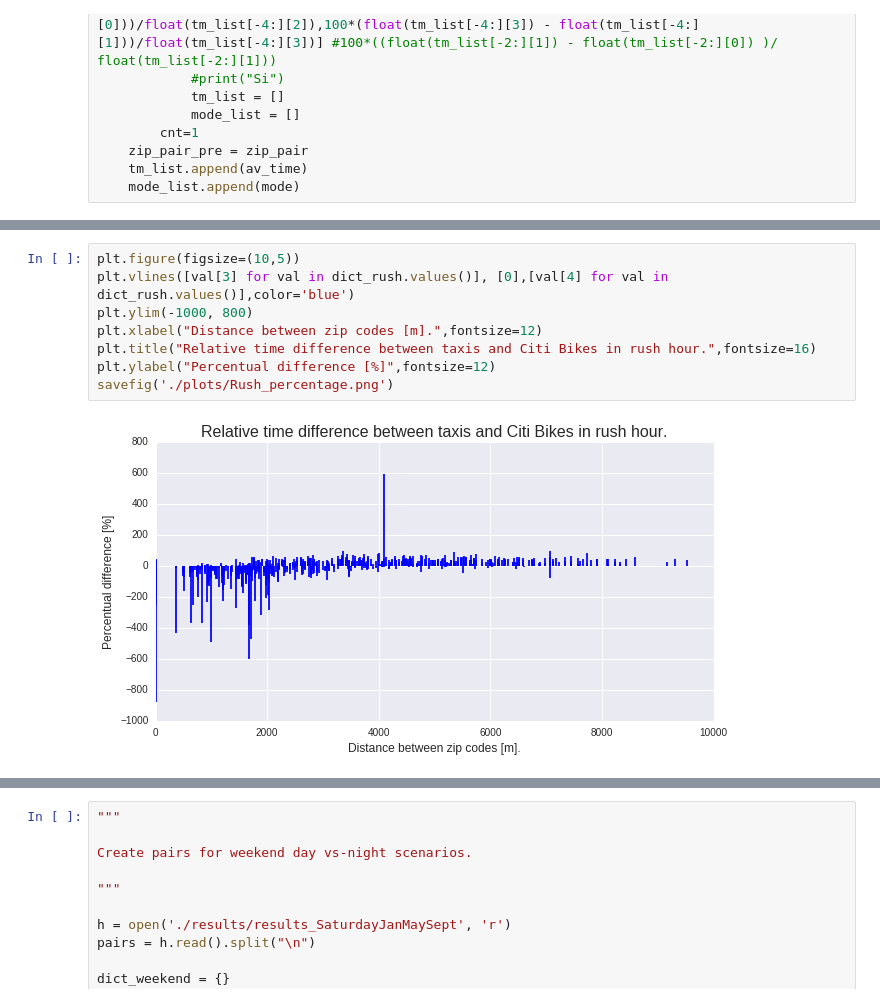
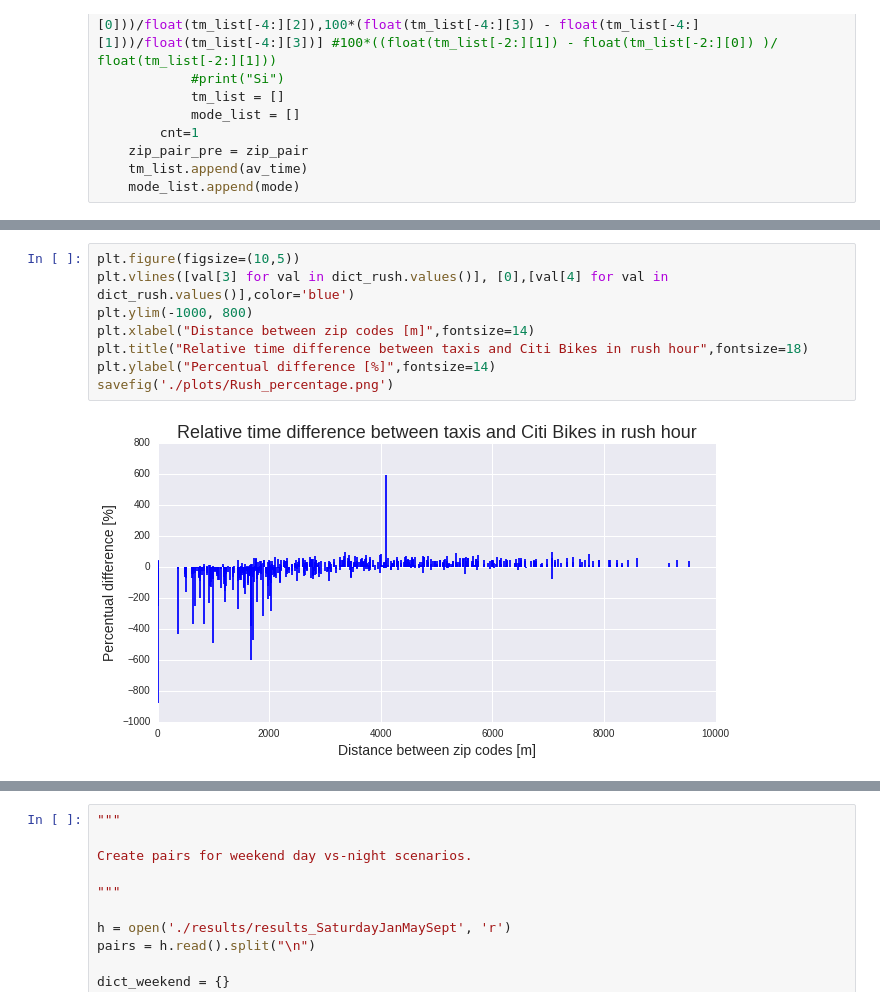
Before and after one commit to sarangof/Citibike-vs-taxis-NYC, a Jupyter notebook: resultsVisualization.ipynb, the cells around one changed output, grey strips where cells are left out. Saved outputs shown, nothing was run; the diff lists cells and outputs as text.

```diff
--- a/resultsVisualization.ipynb
+++ b/resultsVisualization.ipynb
@@ -197,13 +198,13 @@ savefig('./plots/rushHourHistogram.png')
 # %%
 plt.figure(figsize=(10,5))
 plt.vlines([val[3] for val in dict_rush.values()], [0],[val[4] for val in dict_rush.values()],color='blue')
 plt.ylim(-1000, 800)
-plt.xlabel("Distance between zip codes [m].",fontsize=12)
-plt.title("Relative time difference between taxis and Citi Bikes in rush hour.",fontsize=16)
-plt.ylabel("Percentual difference [%]",fontsize=12)
+plt.xlabel("Distance between zip codes [m]",fontsize=14)
+plt.title("Relative time difference between taxis and Citi Bikes in rush hour",fontsize=18)
+plt.ylabel("Percentual difference [%]",fontsize=14)
 savefig('./plots/Rush_percentage.png')
 # %% [output]
-[figure, old version]
+[figure, new version]
 # %%
 plt.figure(figsize=(10,5))
 plt.vlines([val[3] for val in dict_rush.values()], [0],[val[4] for val in dict_rush.values()],color='blue')
```
Also changed, not shown: parts of 17 cells of this notebook, 18 other files.
